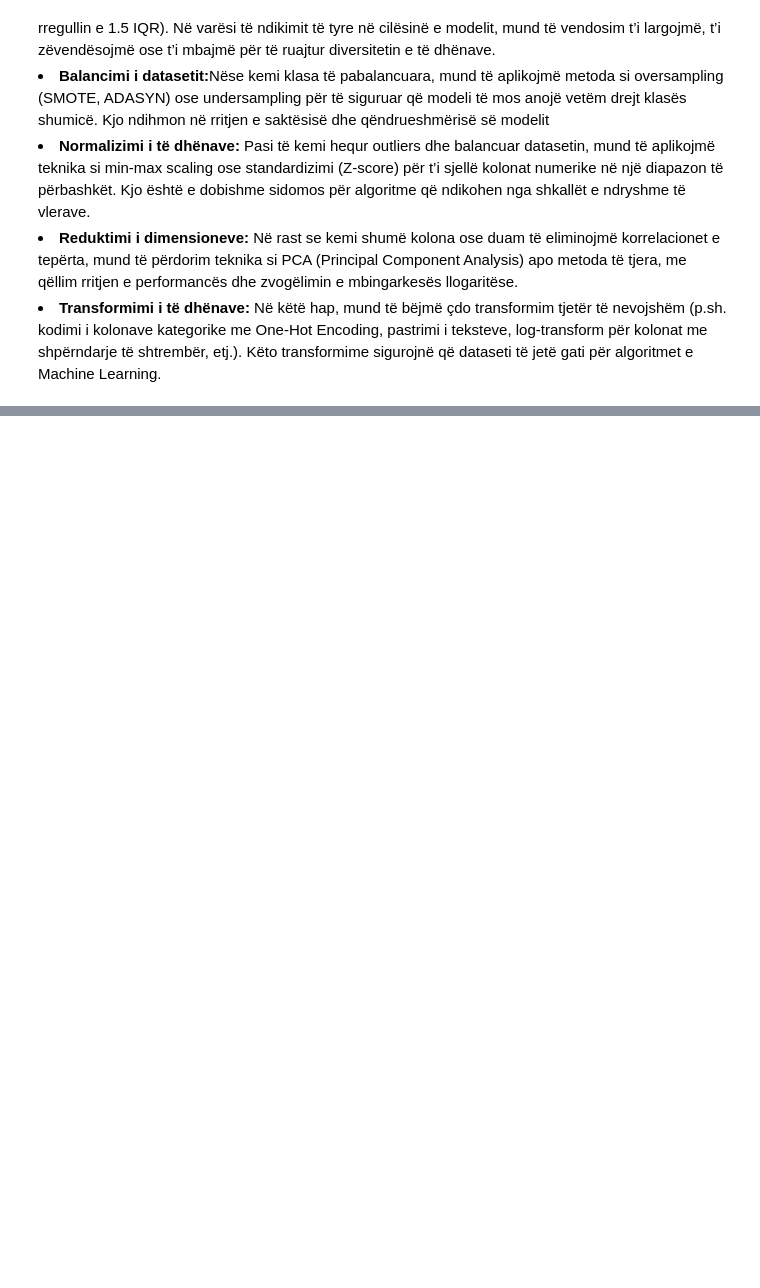
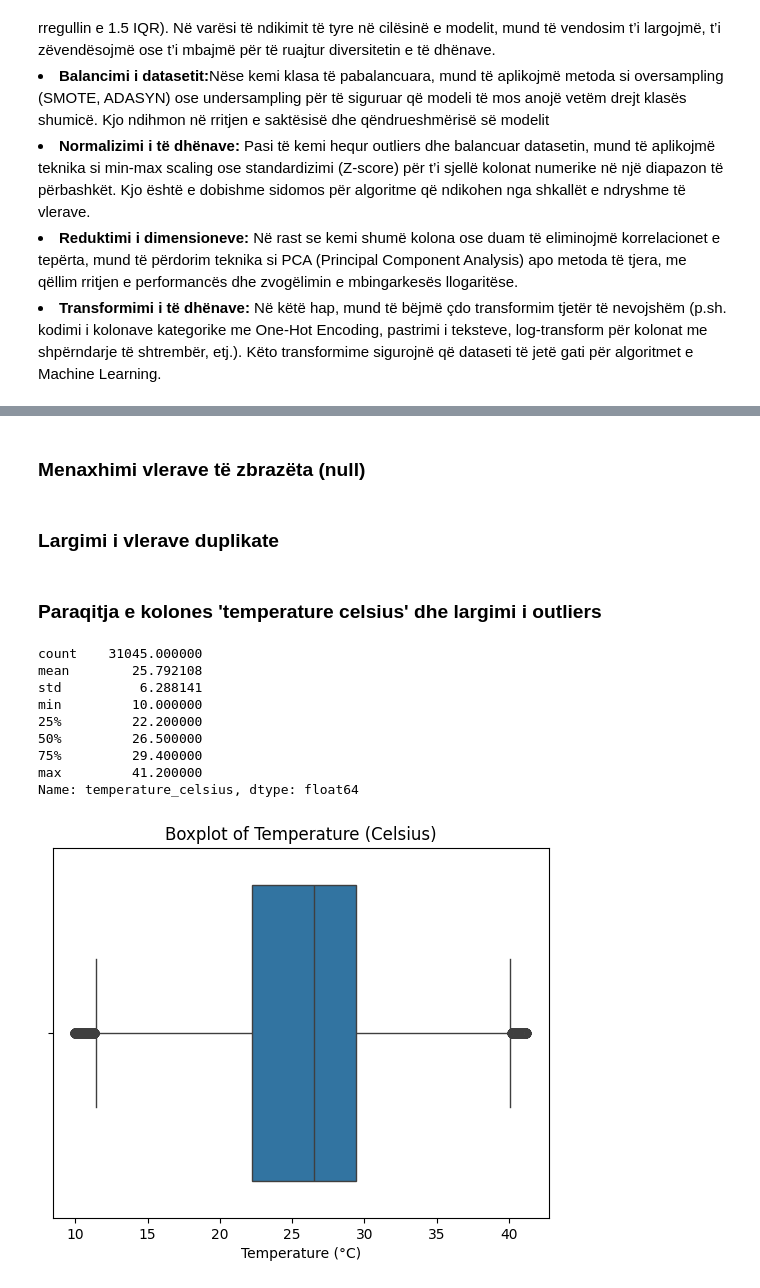
Before and after one commit to arbnorpuka/ml-project-msc, a Jupyter notebook: main.ipynb, the cells around one changed output, grey strips where cells are left out. Drawn from its saved outputs; the diff is of its cells as text; code cells hidden in the pictures; blank space fills up the shorter version.

Commit message:
using display instead of print, codeblock titles, plot visualization

```diff
--- a/main.ipynb
+++ b/main.ipynb
@@ -158,0 +174,2 @@ print(df.isnull().sum())
+# %% [markdown]
+<h3>Menaxhimi vlerave të zbrazëta (null)</h3>
@@ -159,12 +183,27 @@ print(df.isnull().sum())
+# %% [markdown]
+<h3>Largimi i vlerave duplikate</h3>
 # %%
 df = df.drop_duplicates()
+# %% [markdown]
+<h3>Paraqitja e kolones <strong>'temperature celsius'</strong> dhe largimi i outliers</h3>
 # %%
-print(df['temperature_celsius'].describe())
+display(df['temperature_celsius'].describe())
 
 sns.boxplot(x=df['temperature_celsius'])
 plt.title('Boxplot of Temperature (Celsius)')
 plt.xlabel('Temperature (°C)')
 plt.show()
+# %% [output]
+count    31045.000000
+mean        25.792108
+std          6.288141
+min         10.000000
+25%         22.200000
+50%         26.500000
+75%         29.400000
+max         41.200000
+Name: temperature_celsius, dtype: float64
+[figure, added]
 # %%
 Q1 = df['temperature_celsius'].quantile(0.25)
 Q3 = df['temperature_celsius'].quantile(0.75)
```
Also changed, not shown: parts of 12 cells of this notebook.
